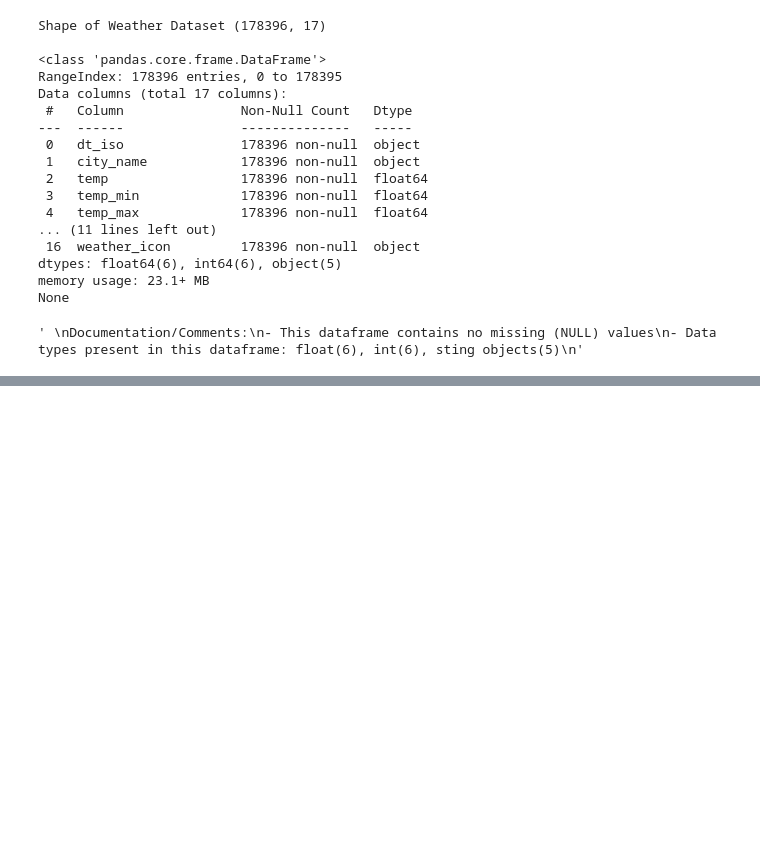
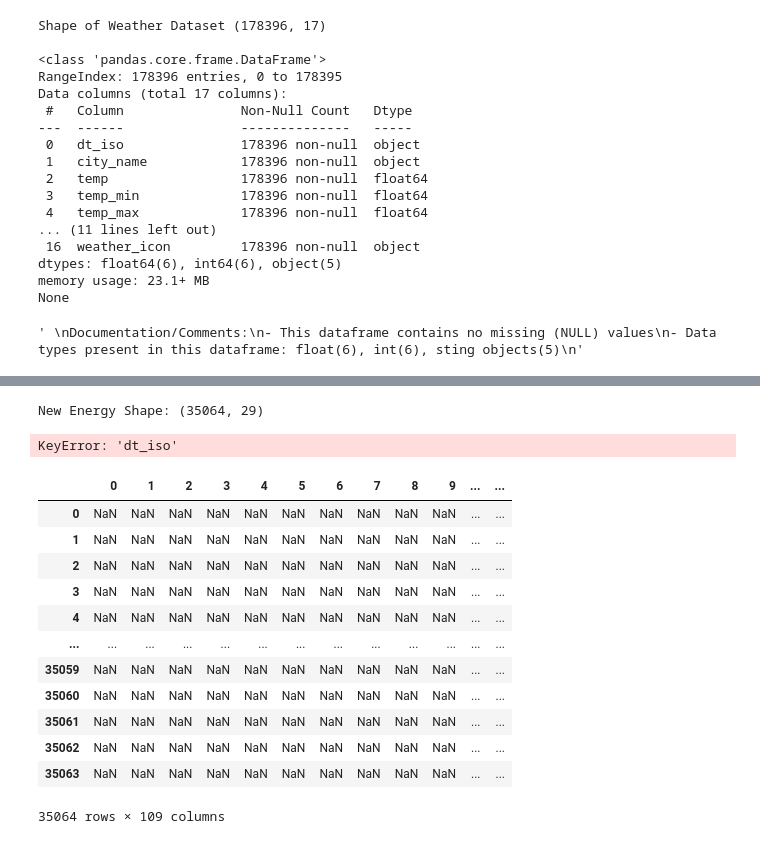
Before and after one commit to mkatiatran/Predicting-Energy-Cost-in-Spain, a Jupyter notebook: Final_Project.ipynb, the cells around one changed output, grey strips where cells are left out. Drawn from its saved outputs; the diff is of its cells as text; code cells hidden in the pictures; blank space fills up the shorter version.

Commit message:
Added merged csv

```diff
--- a/Final_Project.ipynb
+++ b/Final_Project.ipynb
@@ -132,0 +157,27 @@ None
+# %%
+# Lets check if they start and end with the same data + time
+print(w_valencia_df['dt_iso'].iloc[0] == w_madrid_df['dt_iso'].iloc[0] == w_bilbao_df['dt_iso'].iloc[0] == w_barcelona_df['dt_iso'].iloc[0] == w_seville_df['dt_iso'].iloc[0])
+print(w_valencia_df['dt_iso'].iloc[-1] == w_madrid_df['dt_iso'].iloc[-1] == w_bilbao_df['dt_iso'].iloc[-1] == w_barcelona_df['dt_iso'].iloc[-1] == w_seville_df['dt_iso'].iloc[-1])
+# All start at the same date + time AND end at the same date + time
+
+# Now lets use set comparisons
+set_valencia = set(w_valencia_df['dt_iso'])
+set_madrid = set(w_madrid_df['dt_iso'])
+set_bilbao = set(w_bilbao_df['dt_iso'])
+set_barcelona = set(w_barcelona_df['dt_iso'])
+set_seville = set(w_seville_df['dt_iso'])
+
+sets = [set_valencia, set_madrid, set_bilbao, set_barcelona, set_seville]
+
+# Calculate the intersection of all sets
+intersection_dt = set_valencia.intersection(set_madrid,set_bilbao, set_barcelona, set_seville)
+
+# Modify each set to only contain elements in the intersection
+for s in sets:
+    s.intersection_update(intersection_dt)
+
+# Print the modified sets
+for i, s in enumerate(sets, start=1):
+    print(f"Set {i}: {len(s)}")
+
+print(len(intersection_dt))
@@ -132,0 +225,48 @@ None
+# %%
+# Now lets shrink the energy dataset with the intersection dates
+new_energy_df = energy_df[energy_df['time'].isin(intersection_dt)]
+new_energy_df = new_energy_df.drop_duplicates(subset=['time'])
+
+print('New Energy Shape:', new_energy_df.shape)
+# %% [output]
+New Energy Shape: (35064, 29)
+# %%
+# List of new weather dataframes that we shrunk
+merging_dataframes = [new_energy_df, w_valencia_df, w_barcelona_df, w_bilbao_df, w_madrid_df, w_seville_df]
+
+
+merged_df = pd.concat(merging_dataframes, axis=1)
+
+w_valencia_df.columns = [col + "valencia" for col in w_valencia_df.columns]
+
+
+merged_dataset = w_valencia_df.merge(w_barcelona_df, on='dt_iso', how='left')
+merged_dataset = merged_dataset.merge(w_bilbao_df, on='dt_iso', how='left')
+merged_dataset = merged_dataset.merge(w_madrid_df, on='dt_iso', how='left')
+merged_dataset = merged_dataset.merge(w_seville_df, on='dt_iso', how='left')
+
+num_rows, num_columns = merged_dataset.shape
+print(num_rows)
+print(num_columns)
+# %% [output]
+KeyError: 'dt_iso'
+# %%
+times_col = intersection_dt
+spanish_cities = ['Valencia', 'Madrid', 'Bilbao', 'Barcelona', 'Seville']
+
+merged_df = pd.DataFrame(columns=range(((17-1) *5) + (29-1) + 1), index=range(35064))
+merged_df
+# %% [output]
+|  | 0 | 1 | 2 | 3 | 4 | 5 | 6 | 7 | 8 | 9 | ... | ... |
+| 0 | NaN | NaN | NaN | NaN | NaN | NaN | NaN | NaN | NaN | NaN | ... | ... |
+| 1 | NaN | NaN | NaN | NaN | NaN | NaN | NaN | NaN | NaN | NaN | ... | ... |
+| 2 | NaN | NaN | NaN | NaN | NaN | NaN | NaN | NaN | NaN | NaN | ... | ... |
+| 3 | NaN | NaN | NaN | NaN | NaN | NaN | NaN | NaN | NaN | NaN | ... | ... |
+| 4 | NaN | NaN | NaN | NaN | NaN | NaN | NaN | NaN | NaN | NaN | ... | ... |
+| ... | ... | ... | ... | ... | ... | ... | ... | ... | ... | ... | ... | ... |
+| 35059 | NaN | NaN | NaN | NaN | NaN | NaN | NaN | NaN | NaN | NaN | ... | ... |
+| 35060 | NaN | NaN | NaN | NaN | NaN | NaN | NaN | NaN | NaN | NaN | ... | ... |
+| 35061 | NaN | NaN | NaN | NaN | NaN | NaN | NaN | NaN | NaN | NaN | ... | ... |
+| 35062 | NaN | NaN | NaN | NaN | NaN | NaN | NaN | NaN | NaN | NaN | ... | ... |
+| 35063 | NaN | NaN | NaN | NaN | NaN | NaN | NaN | NaN | NaN | NaN | ... | ... |
+35064 rows × 109 columns
```
Also changed, not shown: parts of 6 cells of this notebook.
